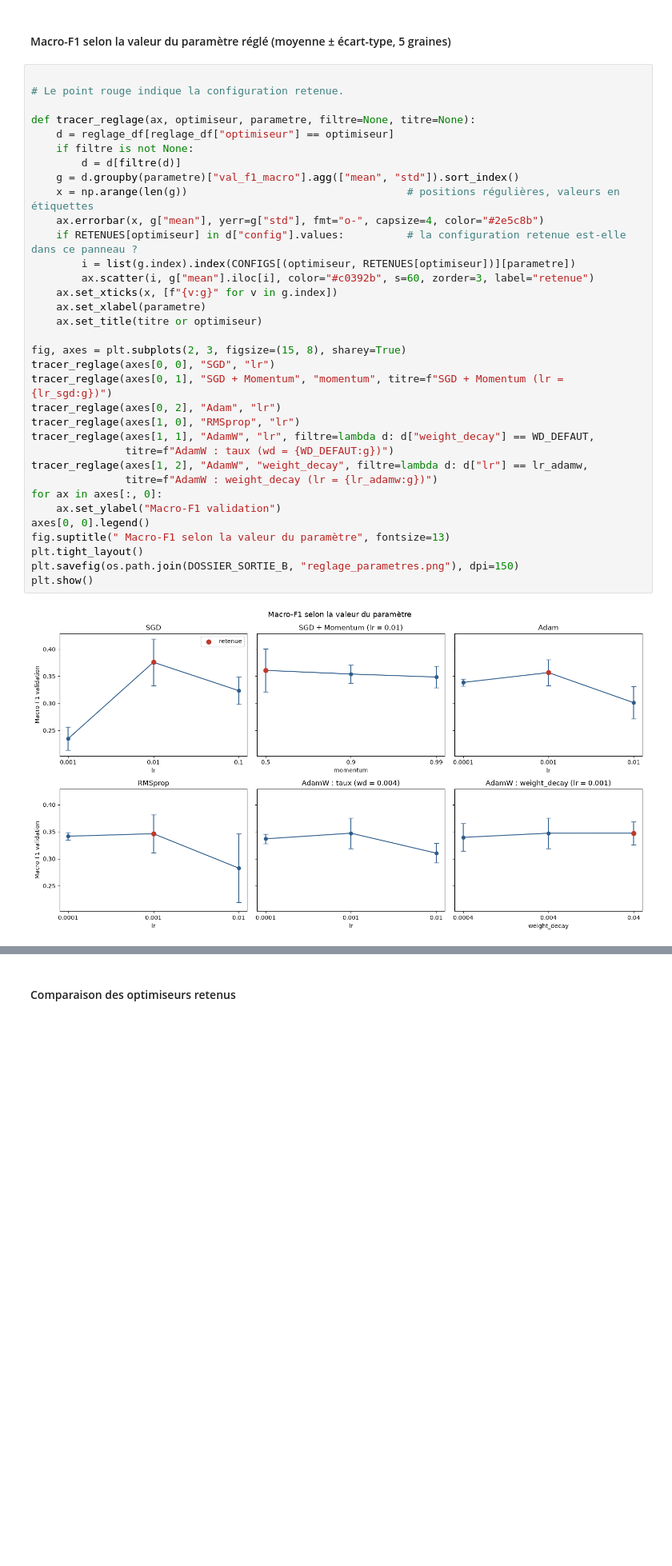
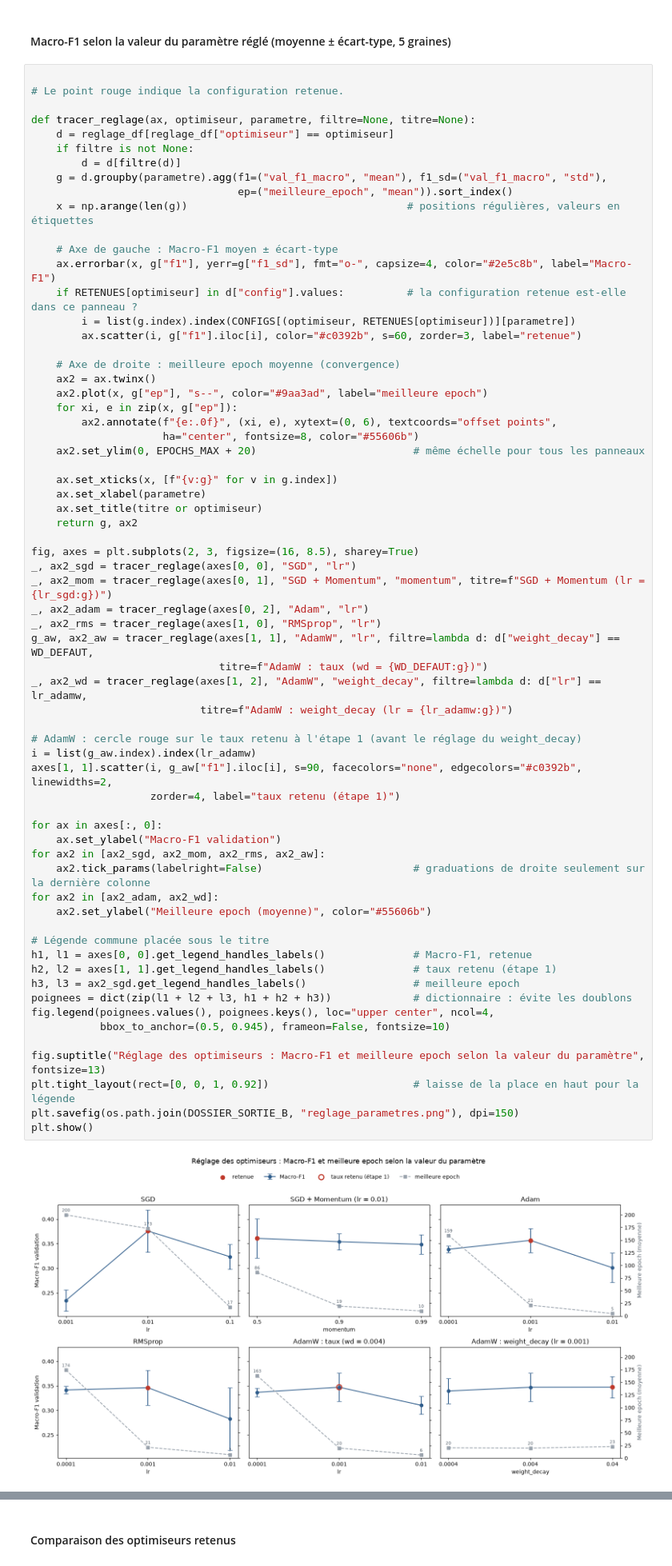
Before and after one commit to DanielYahiri/school-project, a Jupyter notebook: experience A.ipynb, the cells around one changed output, grey strips where cells are left out. Shown at 80% size. Drawn from its saved outputs; the diff is of its cells as text; blank space fills up the shorter version.

Commit message:
experience B
évaluation du taux d'apprentissage

```diff
--- a/experience A.ipynb
+++ b/experience A.ipynb
@@ -658,37 +636,68 @@ Le tableau présente, pour chaque optimiseur, la configuration retenue. Sur l’
 # %%
 
 # Le point rouge indique la configuration retenue.
 
 def tracer_reglage(ax, optimiseur, parametre, filtre=None, titre=None):
     d = reglage_df[reglage_df["optimiseur"] == optimiseur]
     if filtre is not None:
         d = d[filtre(d)]
-    g = d.groupby(parametre)["val_f1_macro"].agg(["mean", "std"]).sort_index()
+    g = d.groupby(parametre).agg(f1=("val_f1_macro", "mean"), f1_sd=("val_f1_macro", "std"),
+                                 ep=("meilleure_epoch", "mean")).sort_index()
     x = np.arange(len(g))                                   # positions régulières, valeurs en étiquettes
-    ax.errorbar(x, g["mean"], yerr=g["std"], fmt="o-", capsize=4, color="#2e5c8b")
+
+    # Axe de gauche : Macro-F1 moyen ± écart-type
+    ax.errorbar(x, g["f1"], yerr=g["f1_sd"], fmt="o-", capsize=4, color="#2e5c8b", label="Macro-F1")
     if RETENUES[optimiseur] in d["config"].values:          # la configuration retenue est-elle dans ce panneau ?
         i = list(g.index).index(CONFIGS[(optimiseur, RETENUES[optimiseur])][parametre])
-        ax.scatter(i, g["mean"].iloc[i], color="#c0392b", s=60, zorder=3, label="retenue")
+        ax.scatter(i, g["f1"].iloc[i], color="#c0392b", s=60, zorder=3, label="retenue")
+
+    # Axe de droite : meilleure epoch moyenne (convergence)
+    ax2 = ax.twinx()
+    ax2.plot(x, g["ep"], "s--", color="#9aa3ad", label="meilleure epoch")
+    for xi, e in zip(x, g["ep"]):
+        ax2.annotate(f"{e:.0f}", (xi, e), xytext=(0, 6), textcoords="offset points",
+                     ha="center", fontsize=8, color="#55606b")
+    ax2.set_ylim(0, EPOCHS_MAX + 20)                         # même échelle pour tous les panneaux
+
     ax.set_xticks(x, [f"{v:g}" for v in g.index])
     ax.set_xlabel(parametre)
     ax.set_title(titre or optimiseur)
+    return g, ax2
 
-fig, axes = plt.subplots(2, 3, figsize=(15, 8), sharey=True)
-tracer_reglage(axes[0, 0], "SGD", "lr")
-tracer_reglage(axes[0, 1], "SGD + Momentum", "momentum", titre=f"SGD + Momentum (lr = {lr_sgd:g})")
-tracer_reglage(axes[0, 2], "Adam", "lr")
-tracer_reglage(axes[1, 0], "RMSprop", "lr")
-tracer_reglage(axes[1, 1], "AdamW", "lr", filtre=lambda d: d["weight_decay"] == WD_DEFAUT,
-               titre=f"AdamW : taux (wd = {WD_DEFAUT:g})")
-tracer_reglage(axes[1, 2], "AdamW", "weight_decay", filtre=lambda d: d["lr"] == lr_adamw,
-               titre=f"AdamW : weight_decay (lr = {lr_adamw:g})")
+fig, axes = plt.subplots(2, 3, figsize=(16, 8.5), sharey=True)
+_, ax2_sgd = tracer_reglage(axes[0, 0], "SGD", "lr")
+_, ax2_mom = tracer_reglage(axes[0, 1], "SGD + Momentum", "momentum", titre=f"SGD + Momentum (lr = {lr_sgd:g})")
+_, ax2_adam = tracer_reglage(axes[0, 2], "Adam", "lr")
+_, ax2_rms = tracer_reglage(axes[1, 0], "RMSprop", "lr")
+g_aw, ax2_aw = tracer_reglage(axes[1, 1], "AdamW", "lr", filtre=lambda d: d["weight_decay"] == WD_DEFAUT,
+                              titre=f"AdamW : taux (wd = {WD_DEFAUT:g})")
+_, ax2_wd = tracer_reglage(axes[1, 2], "AdamW", "weight_decay", filtre=lambda d: d["lr"] == lr_adamw,
+                           titre=f"AdamW : weight_decay (lr = {lr_adamw:g})")
+
+# AdamW : cercle rouge sur le taux retenu à l'étape 1 (avant le réglage du weight_decay)
+i = list(g_aw.index).index(lr_adamw)
+axes[1, 1].scatter(i, g_aw["f1"].iloc[i], s=90, facecolors="none", edgecolors="#c0392b", linewidths=2,
+                   zorder=4, label="taux retenu (étape 1)")
+
 for ax in axes[:, 0]:
     ax.set_ylabel("Macro-F1 validation")
-axes[0, 0].legend()
-fig.suptitle(" Macro-F1 selon la valeur du paramètre", fontsize=13)
-plt.tight_layout()
+for ax2 in [ax2_sgd, ax2_mom, ax2_rms, ax2_aw]:
+    ax2.tick_params(labelright=False)                        # graduations de droite seulement sur la dernière colonne
+for ax2 in [ax2_adam, ax2_wd]:
+    ax2.set_ylabel("Meilleure epoch (moyenne)", color="#55606b")
+
+# Légende commune placée sous le titre
+h1, l1 = axes[0, 0].get_legend_handles_labels()              # Macro-F1, retenue
+h2, l2 = axes[1, 1].get_legend_handles_labels()              # taux retenu (étape 1)
+h3, l3 = ax2_sgd.get_legend_handles_labels()                 # meilleure epoch
+poignees = dict(zip(l1 + l2 + l3, h1 + h2 + h3))             # dictionnaire : évite les doublons
+fig.legend(poignees.values(), poignees.keys(), loc="upper center", ncol=4,
+           bbox_to_anchor=(0.5, 0.945), frameon=False, fontsize=10)
+
+fig.suptitle("Réglage des optimiseurs : Macro-F1 et meilleure epoch selon la valeur du paramètre", fontsize=13)
+plt.tight_layout(rect=[0, 0, 1, 0.92])                       # laisse de la place en haut pour la légende
 plt.savefig(os.path.join(DOSSIER_SORTIE_B, "reglage_parametres.png"), dpi=150)
 plt.show()
 # %% [output]
-[figure, old version]
+[figure, new version]
 # %% [markdown]
```
Also changed, not shown: parts of 3 cells of this notebook, 1 other file.
